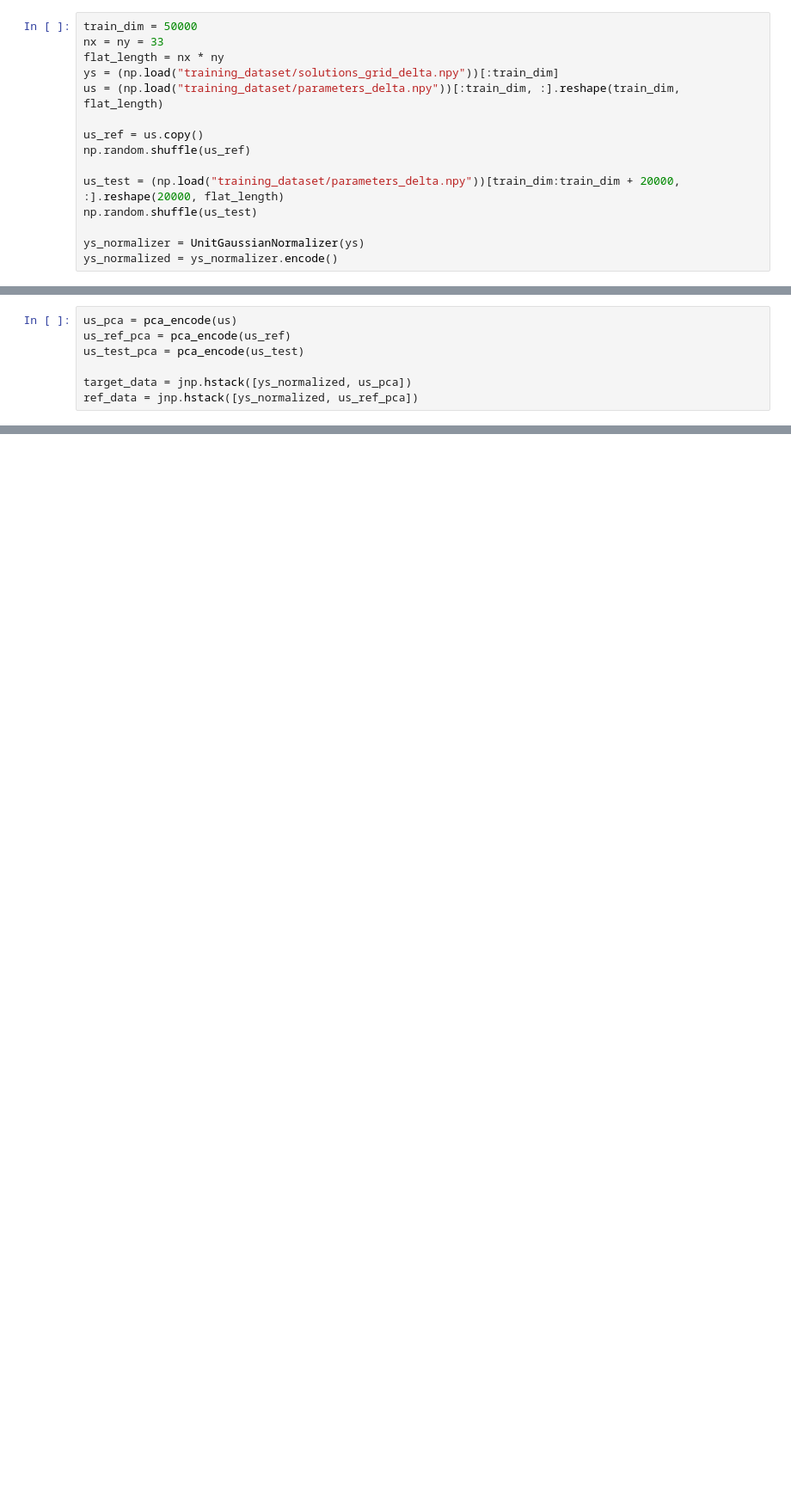
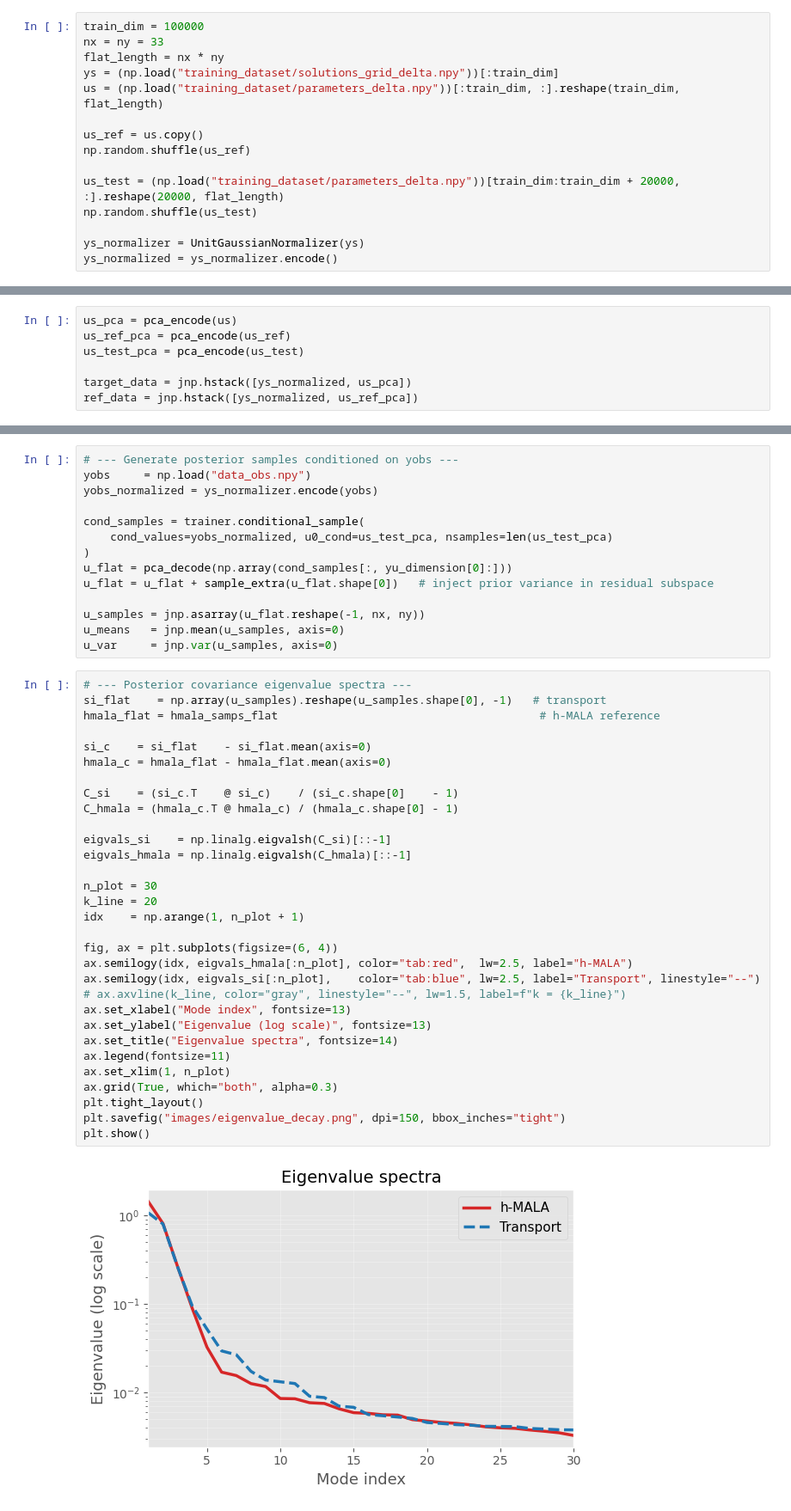
Before and after one commit to abjohnson117/TransportVsMcmcExperiments, a Jupyter notebook: poisson/poisson_test.ipynb, the cells around one changed output, grey strips where cells are left out. Shown at 86% size. Drawn from its saved outputs; the diff is of its cells as text; blank space fills up the shorter version.

```diff
--- a/poisson/poisson_test.ipynb
+++ b/poisson/poisson_test.ipynb
@@ -147,5 +153,5 @@ hmala_var = np.var(hmala_samps, axis=0)
 # %%
-train_dim = 50000
+train_dim = 100000
 nx = ny = 33
 flat_length = nx * ny
 ys = (np.load("training_dataset/solutions_grid_delta.npy"))[:train_dim]
@@ -194 +266,48 @@ ref_data = jnp.hstack([ys_normalized, us_ref_pca])
+# %%
+# --- Generate posterior samples conditioned on yobs ---
+yobs     = np.load("data_obs.npy")
+yobs_normalized = ys_normalizer.encode(yobs)
+
+cond_samples = trainer.conditional_sample(
+    cond_values=yobs_normalized, u0_cond=us_test_pca, nsamples=len(us_test_pca)
+)
+u_flat = pca_decode(np.array(cond_samples[:, yu_dimension[0]:]))
+u_flat = u_flat + sample_extra(u_flat.shape[0])   # inject prior variance in residual subspace
+
+u_samples = jnp.asarray(u_flat.reshape(-1, nx, ny))
+u_means   = jnp.mean(u_samples, axis=0)
+u_var     = jnp.var(u_samples, axis=0)
+# %%
+# --- Posterior covariance eigenvalue spectra ---
+si_flat    = np.array(u_samples).reshape(u_samples.shape[0], -1)   # transport
+hmala_flat = hmala_samps_flat                                       # h-MALA reference
+
+si_c    = si_flat    - si_flat.mean(axis=0)
+hmala_c = hmala_flat - hmala_flat.mean(axis=0)
+
+C_si    = (si_c.T    @ si_c)    / (si_c.shape[0]    - 1)
+C_hmala = (hmala_c.T @ hmala_c) / (hmala_c.shape[0] - 1)
+
+eigvals_si    = np.linalg.eigvalsh(C_si)[::-1]
+eigvals_hmala = np.linalg.eigvalsh(C_hmala)[::-1]
+
+n_plot = 30
+k_line = 20
+idx    = np.arange(1, n_plot + 1)
+
+fig, ax = plt.subplots(figsize=(6, 4))
+ax.semilogy(idx, eigvals_hmala[:n_plot], color="tab:red",  lw=2.5, label="h-MALA")
+ax.semilogy(idx, eigvals_si[:n_plot],    color="tab:blue", lw=2.5, label="Transport", linestyle="--")
+# ax.axvline(k_line, color="gray", linestyle="--", lw=1.5, label=f"k = {k_line}")
+ax.set_xlabel("Mode index", fontsize=13)
+ax.set_ylabel("Eigenvalue (log scale)", fontsize=13)
+ax.set_title("Eigenvalue spectra", fontsize=14)
+ax.legend(fontsize=11)
+ax.set_xlim(1, n_plot)
+ax.grid(True, which="both", alpha=0.3)
+plt.tight_layout()
+plt.savefig("images/eigenvalue_decay.png", dpi=150, bbox_inches="tight")
+plt.show()
+# %% [output]
+[figure, added]
 # %%
```
Also changed, not shown: parts of 25 cells of this notebook, 52 other files.
